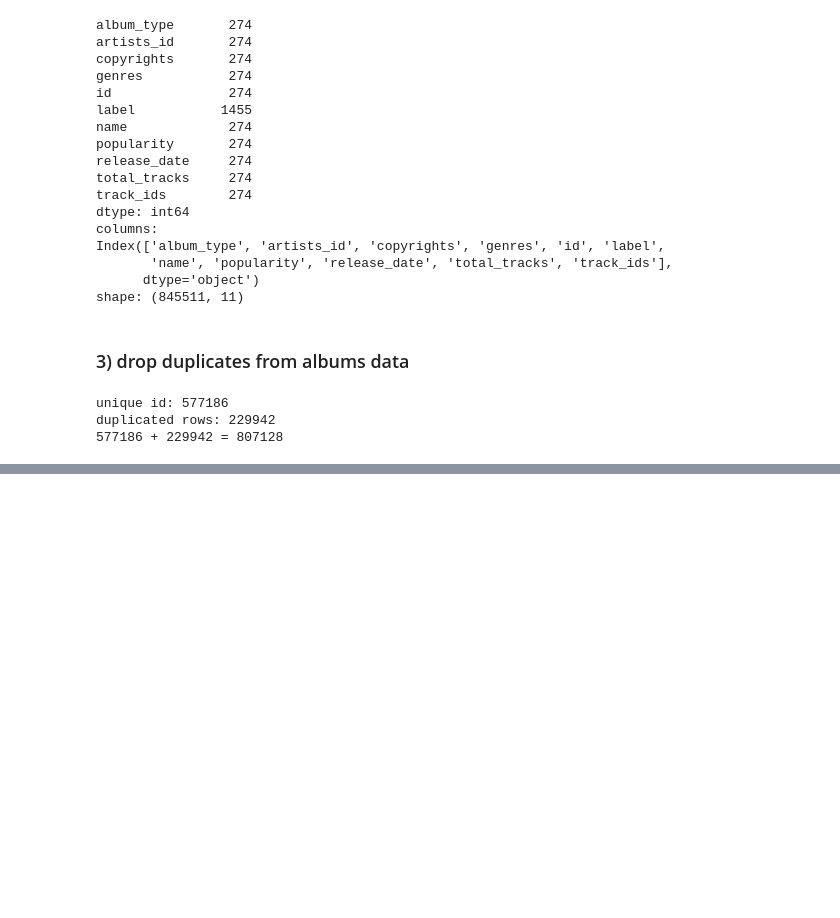
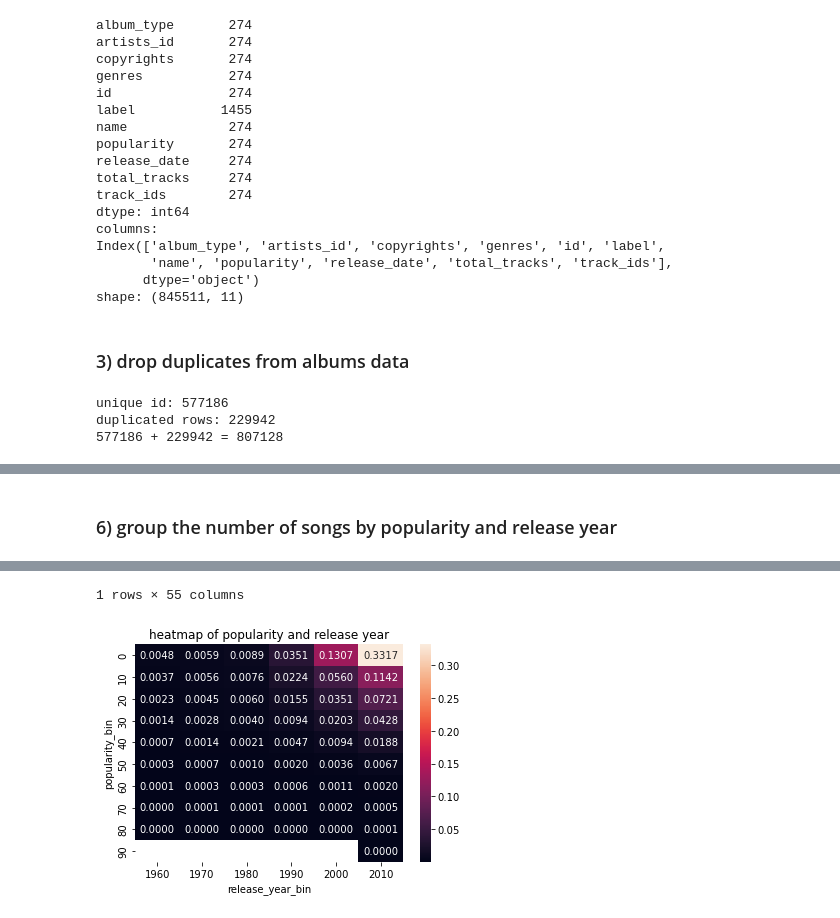
Before and after one commit to jong-inn/music_clustering_recommendation, a Jupyter notebook: eda_tracks_audio_features.ipynb, the cells around one changed output, grey strips where cells are left out. Drawn from its saved outputs; the diff is of its cells as text; code cells hidden in the pictures; blank space fills up the shorter version.

```diff
--- a/eda_tracks_audio_features.ipynb
+++ b/eda_tracks_audio_features.ipynb
@@ -291,0 +336,21 @@ plot_histogram(joined_df.release_year_bin.tolist(), bins=range(1960, 2030, 10))
+# %% [markdown]
+### 6) group the number of songs by popularity and release year
+# %%
+# make a column for popularity bins
+joined_df["popularity_bin"] = joined_df.popularity.apply(lambda x: (x // 10) * 10)
+
+# remove outliers of release year
+source = joined_df.loc[joined_df.release_year_bin.isin(range(1960, 2020, 10))]
+
+# count songs by popularity and release year
+by = ["popularity_bin", "release_year_bin"]
+
+grouped = source[["track_id", "popularity_bin", "release_year_bin"]].groupby(by=by).count().apply(lambda x: x / len(source))
+display(grouped.transpose())
+
+plot_heatmap(
+    groupby=grouped,
+    pivot_col=["popularity_bin", "release_year_bin", "track_id"],
+    title="heatmap of popularity and release year"
+)
+# %% [output]
@@ -291,0 +360,2 @@ plot_histogram(joined_df.release_year_bin.tolist(), bins=range(1960, 2030, 10))
+1 rows × 55 columns
+[figure, added]
```
Also changed, not shown: parts of 16 cells of this notebook, 1 other file.
